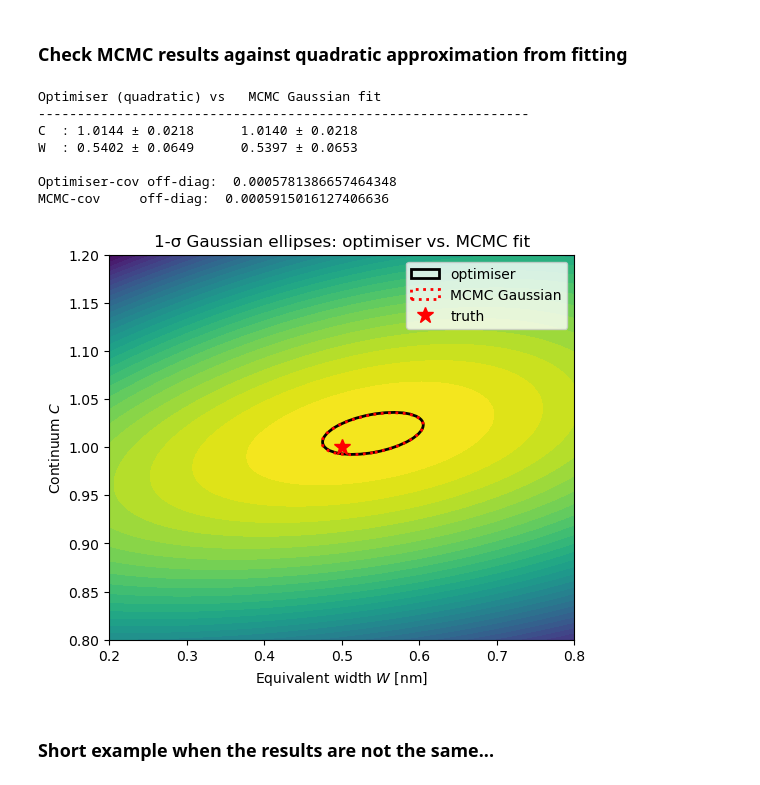
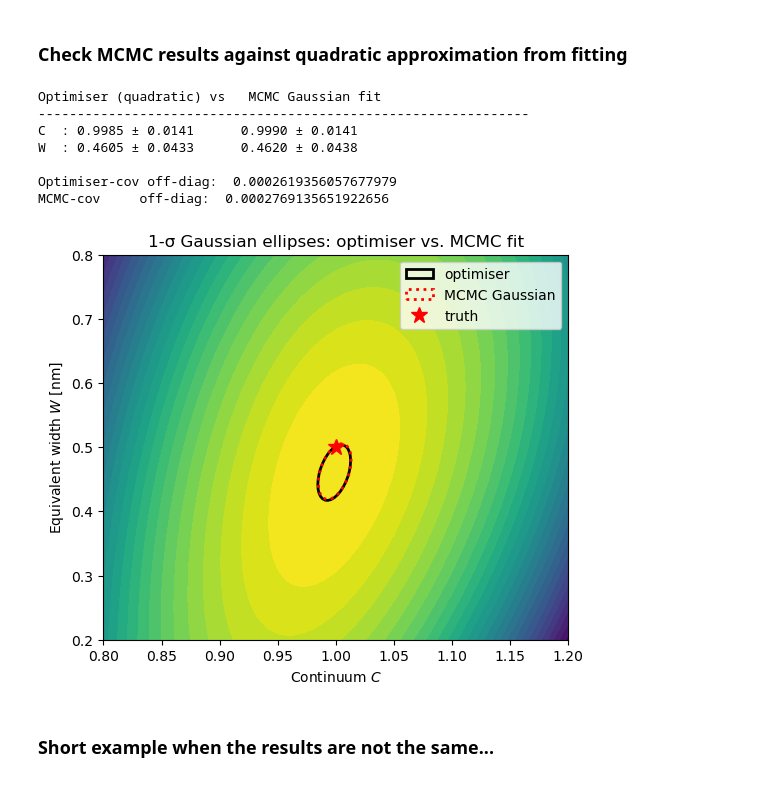
Before and after one commit to RozanskiT/gasp_skillshare, a Jupyter notebook: sampling_vs_optimizing.ipynb, the cells around one changed output. Saved outputs shown, nothing was run; the diff lists cells and outputs as text; code cells hidden in the pictures.

```diff
--- a/sampling_vs_optimizing.ipynb
+++ b/sampling_vs_optimizing.ipynb
@@ -207,21 +206,10 @@ plt.show()
 # %%
-# --- MCMC sampling --------------------------------------------------------------
-def log_prior(theta):
-    C, W = theta
-    if 0.5 < C < 1.5 and 0 < W < 1:
-        return 0.0
-    return -np.inf
+ndim, nwalkers = 2, 20
+p0 = opt.x + 1e-3 * np.random.randn(nwalkers, ndim)
 
-def log_prob(theta):
-    lp = log_prior(theta)
-    if not np.isfinite(lp):
-        return -np.inf
-    return lp + log_likelihood(*theta)
+p0  += np.array([0.3, 0.3]) # a little kick to show the burn-in phase
 
-ndim, nwalkers = 2, 20
-p0 = opt.x + 1e-3 * np.random.randn(nwalkers, ndim) + np.array([0.3, 0.3]) # a little kick to show the burn-in phase
-
-sampler = emcee.EnsembleSampler(nwalkers, ndim, log_prob)
+sampler = emcee.EnsembleSampler(nwalkers, ndim, log_posterior)
 sampler.run_mcmc(p0, 4000, progress=True)
 samples = sampler.get_chain()
 flat = sampler.get_chain(discard=200, thin=10, flat=True)
@@ -320,63 +372,58 @@ cov_mc  = np.cov(flat, rowvar=False)           # 2×2 covariance matrix
 # --- Print side-by-side summaries -----------------------------------
 print("Optimiser (quadratic) vs   MCMC Gaussian fit")
 print("---------------------------------------------------------------")
-print(f"C  : {C_opt:.4f} ± {np.sqrt(cov[0,0]):.4f}      "
+print(f"C  : {C_opt:.4f} ± {np.sqrt(cov_opt[0,0]):.4f}      "
       f"{mu_mc[0]:.4f} ± {np.sqrt(cov_mc[0,0]):.4f}")
-print(f"W  : {W_opt:.4f} ± {np.sqrt(cov[1,1]):.4f}      "
+print(f"W  : {W_opt:.4f} ± {np.sqrt(cov_opt[1,1]):.4f}      "
       f"{mu_mc[1]:.4f} ± {np.sqrt(cov_mc[1,1]):.4f}")
-print("\nOptimiser-cov off-diag: ", cov[0,1])
+print("\nOptimiser-cov off-diag: ", cov_opt[0,1])
 print("MCMC-cov     off-diag: ", cov_mc[0,1])
 
 # -------------------------------------------------------------------
 # 2. Plot both 1-σ ellipses on the posterior landscape
 # -------------------------------------------------------------------
 def ellipse_from_cov(center, cov, **kwargs):
     """Return a matplotlib Ellipse for a given 2-D covariance."""
-    vals, vecs = np.linalg.eigh(cov)
-    order      = vals.argsort()[::-1]
-    vals, vecs = vals[order], vecs[:, order]
-
-    # Convert eigen-vector from (C,W) ordering -> plotting (W,C)
-    vx, vy = vecs[1, 0], vecs[0, 0]            # swap!
-    theta  = np.degrees(np.arctan2(vy, vx))
-
-    width, height = 2 * np.sqrt(vals)          # 1-σ diameters
+    vals, vecs = np.linalg.eigh(cov_opt)       # cov is in (C, W) order
+    vx, vy = vecs[0,0], vecs[1,0]       # eigenvectors
+    theta = np.degrees(np.arctan2(vy, vx))
+    w, h = 2 * np.sqrt(vals)               # diameters for the 1-σ contour
     return Ellipse(
-        xy=center[::-1],                       # (W,C) for plotting
-        width=width,
-        height=height,
+        xy=center,                       # (W,C) for plotting
+        width=w,
+        height=h,
         angle=theta,
         facecolor="none",
         **kwargs,
     )
 
 fig, ax = plt.subplots(figsize=(6, 5))
-ax.contourf(W_grid, C_grid, logpost, levels=30, cmap="viridis")
+ax.contourf(C_grid, W_grid, logpost, levels=30, cmap="viridis")
 
 # optimiser ellipse (black)
 ax.add_patch(
-    ellipse_from_cov((C_opt, W_opt), cov, edgecolor="k", lw=2, label="optimiser", ls="-")
+    ellipse_from_cov((C_opt, W_opt), cov_opt, edgecolor="k", lw=2, label="optimiser", ls="-")
 )
 # MCMC Gaussian ellipse (red)
 ax.add_patch(
     ellipse_from_cov(mu_mc, cov_mc, edgecolor="red", lw=2, label="MCMC Gaussian", ls=":")
 )
 
-ax.plot(W_true, C_true, "r*", ms=12, label="truth")
-ax.set_xlabel("Equivalent width $W$ [nm]")
-ax.set_ylabel("Continuum $C$")
+ax.plot(C_true, W_true, "r*", ms=12, label="truth")
+ax.set_ylabel("Equivalent width $W$ [nm]")
+ax.set_xlabel("Continuum $C$")
 ax.set_title("1-σ Gaussian ellipses: optimiser vs. MCMC fit")
 ax.legend()
 plt.show()
 # %% [output]
 Optimiser (quadratic) vs   MCMC Gaussian fit
 ---------------------------------------------------------------
-C  : 1.0144 ± 0.0218      1.0140 ± 0.0218
-W  : 0.5402 ± 0.0649      0.5397 ± 0.0653
+C  : 0.9985 ± 0.0141      0.9990 ± 0.0141
+W  : 0.4605 ± 0.0433      0.4620 ± 0.0438
 
-Optimiser-cov off-diag:  0.0005781386657464348
-MCMC-cov     off-diag:  0.0005915016127406636
+Optimiser-cov off-diag:  0.0002619356057677979
+MCMC-cov     off-diag:  0.0002769135651922656
-[figure, old version]
+[figure, new version]
 # %% [markdown]
 ### Short example when the results are not the same...
 # %%
```
Also changed, not shown: parts of 16 cells of this notebook, 2 other files.
